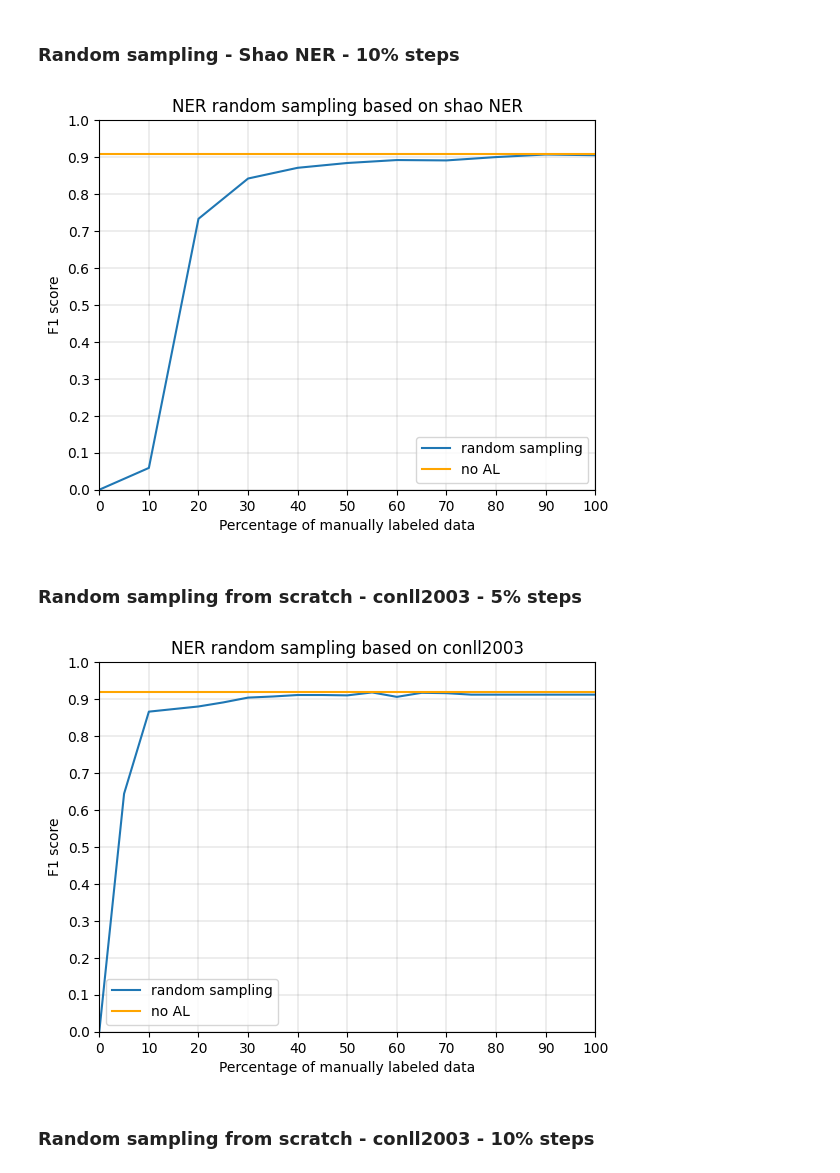
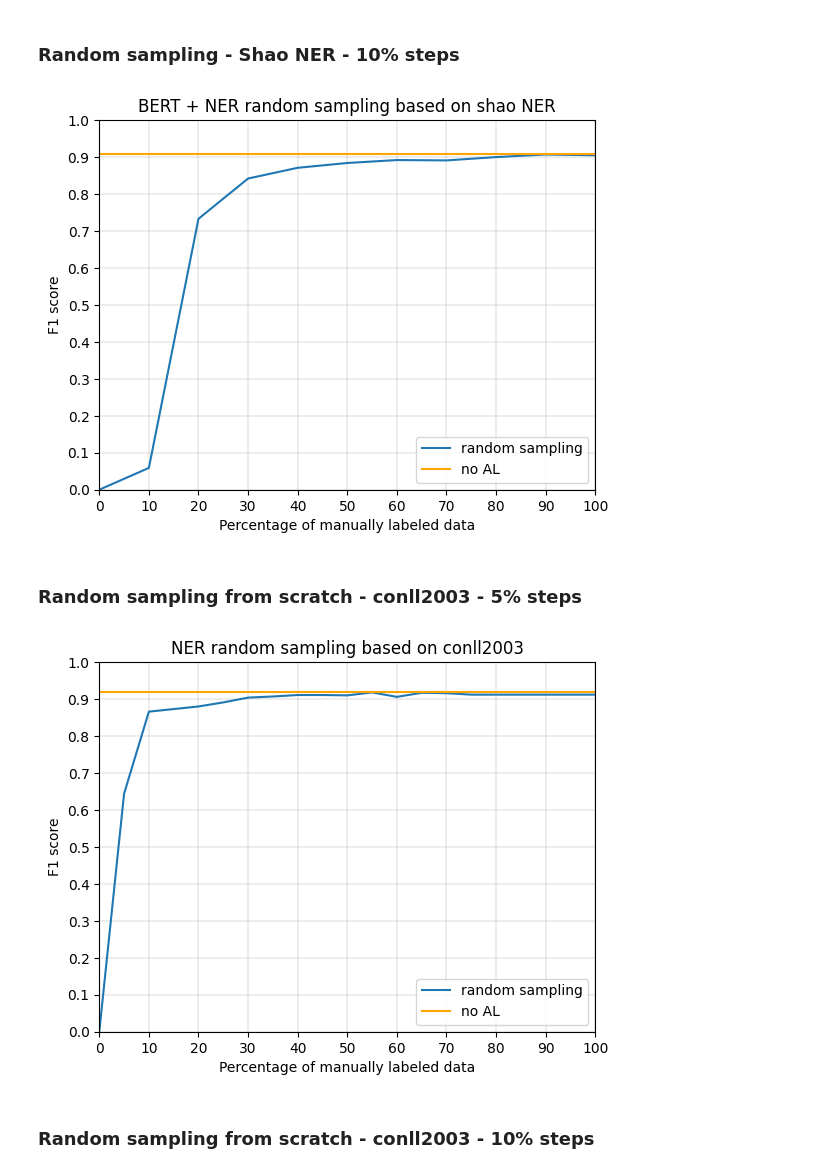
Before and after one commit to dkxiao/al-nlp-req, a Jupyter notebook: visualization/learning_curves.ipynb, the cells around one changed output. Drawn from its saved outputs; the diff is of its cells as text; code cells hidden in the pictures.

```diff
--- a/visualization/learning_curves.ipynb
+++ b/visualization/learning_curves.ipynb
@@ -27,7 +64,7 @@ plt.plot(steps_relative, score_f1, label='random sampling')
 plt.axhline(y=0.907, color='orange', label='no AL')
 plt.xlim([0, 100])
 plt.ylim([0, 1])
-plt.title("NER random sampling based on shao NER")
+plt.title("BERT + NER random sampling based on shao NER")
 plt.xlabel('Percentage of manually labeled data')
 plt.xticks(list(np.linspace(0, 100, 11)))
 plt.ylabel('F1 score')
@@ -37,7 +74,7 @@ plt.grid(color='grey', linewidth=0.2)
 # plt.ylabel('Accuracy score')
 plt.show()
 # %% [output]
-[figure, old version]
+[figure, new version]
 # %% [markdown]
 ### Random sampling from scratch - conll2003 - 5% steps
 # %%
@@ -55,26 +92,27 @@ plt.show()
 # %%
 score_f1 = [0, 0.644,0.866,0.873,0.880,0.891,0.904,0.907,0.911,0.911,0.910,0.918,0.906,0.917,0.916,0.912, 0.912, 0.912, 0.912,0.912,0.912]
 score_accuracy = [0,0.928,0.970,0.971,0.973,0.975,0.978,0.979,0.979,0.979,0.979,0.980,0.978,0.980,0.980,0.979,0.979,0.979,0.979,0.979,0.979]
 
 steps_absolute = list(np.linspace(0, 10000, 21))
 steps_relative = list(x/100 for x in steps_absolute)
 
 plt.plot(steps_relative, score_f1, label='random sampling')
 # plt.plot(steps_relative, score_accuracy)
 plt.axhline(y=0.920, color='orange', label='no AL')
 plt.xlim([0, 100])
 plt.ylim([0, 1])
 plt.title("NER random sampling based on conll2003")
 plt.xlabel('Percentage of manually labeled data')
 plt.xticks(list(np.linspace(0, 100, 11)))
 plt.ylabel('F1 score')
 plt.yticks(list(np.linspace(0, 1, 11)))
 plt.legend()
+plt.legend(loc='lower right')
 plt.grid(color='grey', linewidth=0.2)
 # plt.ylabel('Accuracy score')
 plt.show()
 # %% [output]
-[figure, old version]
+[figure, new version]
 # %% [markdown]
 ### Random sampling from scratch - conll2003 - 10% steps
 # %%
```
Also changed, not shown: parts of 3 cells of this notebook, 2 other files.
